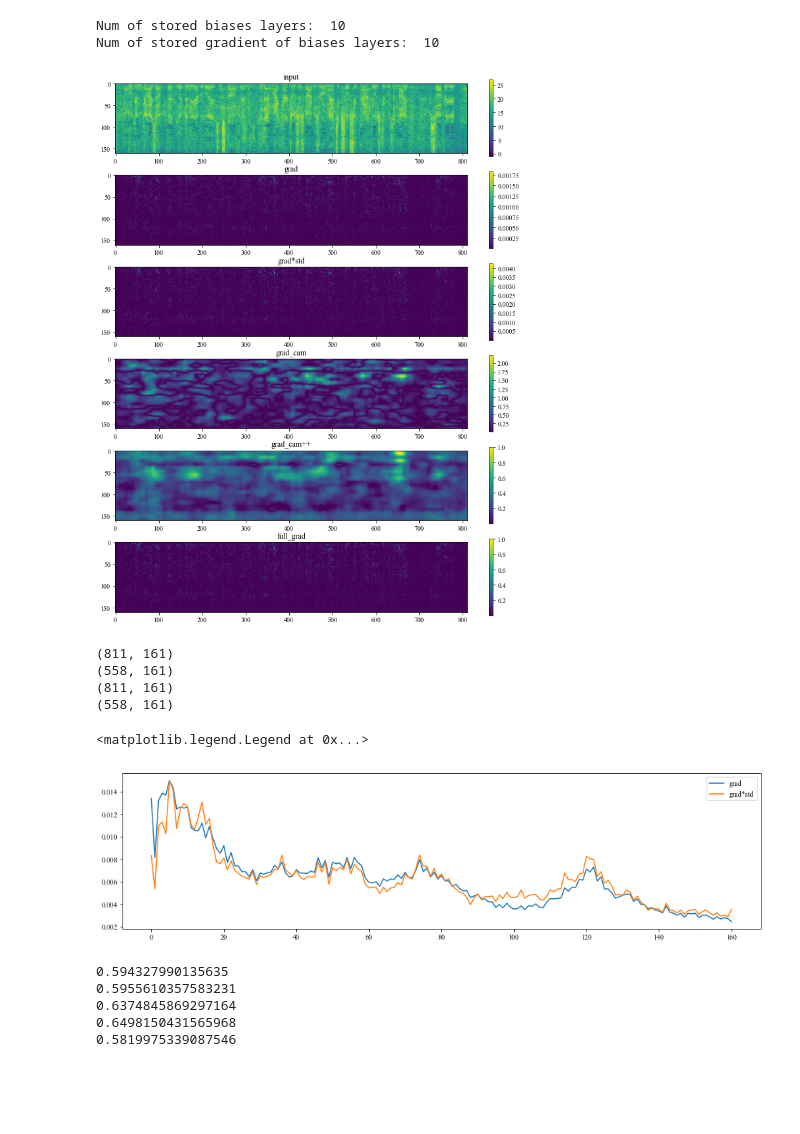
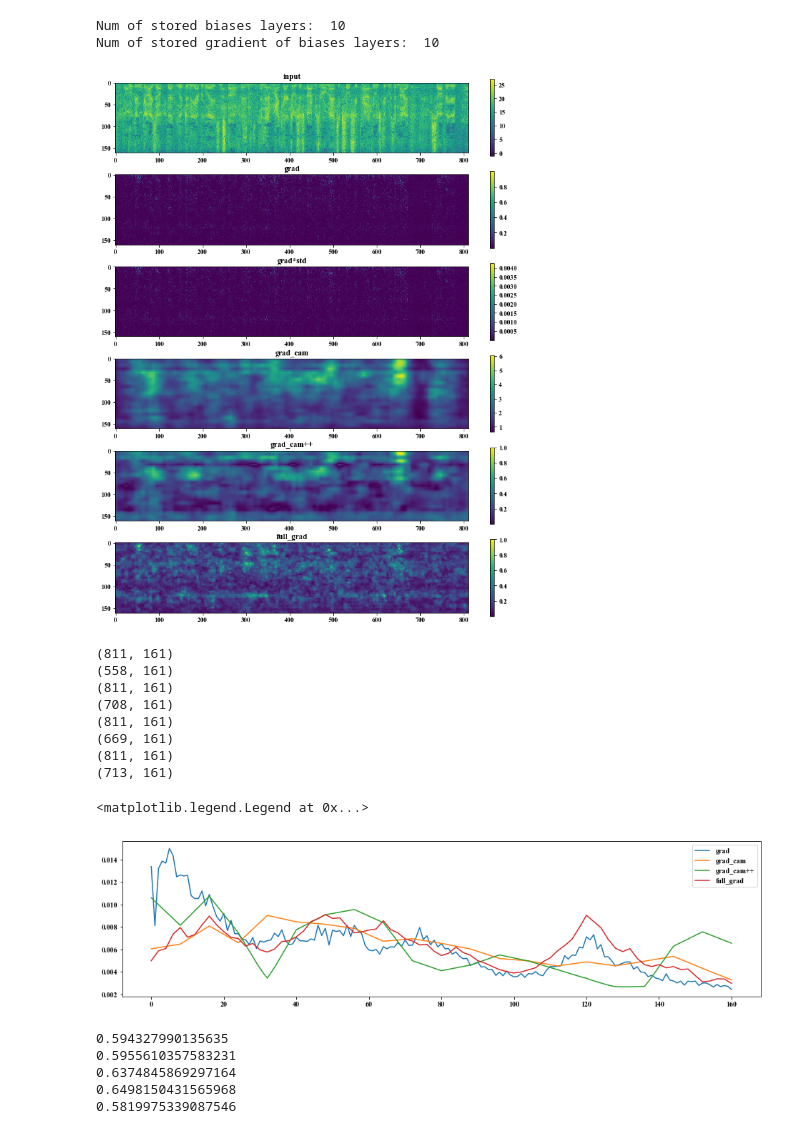
Before and after one commit to Wenhao-Yang/SpeakerVerifiaction-pytorch, a Jupyter notebook: Misc/hook_conv_lores.ipynb, the cells around one changed output. Saved outputs shown, nothing was run; the diff lists cells and outputs as text; code cells hidden in the pictures; blank space fills up the shorter version.

```diff
--- a/Misc/hook_conv_lores.ipynb
+++ b/Misc/hook_conv_lores.ipynb
@@ -135,8 +135,7 @@ x = torch.tensor(x1).reshape(1,1,-1,161).requires_grad_()
 print("input shape: ", x.shape)
 
 plt.figure(figsize=(12, 5))
-
-im = plt.imshow(x1.transpose())
+im = plt.imshow(x1.transpose()[:,:320])
 plt.xticks([])
 plt.yticks([])
 # plt.colorbar(im)  # 显示颜色标尺
@@ -205,7 +183,7 @@ weight = last_grad.mean(dim=(2, 3), keepdim=True)
 weight /= weight.sum()
 feat = last_feat# .copy()
 
-T = (feat * weight).sum(dim=1, keepdim=True)# .clamp_min(0)
+T = (feat * weight).clamp_min(0).sum(dim=1, keepdim=True)# .clamp_min(0)
 grad_cam += ups(T).abs()
 
 
@@ -228,7 +206,7 @@ grad_cam_pp = grad_cam_pp.abs()
 grad_cam_pp /= grad_cam_pp.max()
 
 # full grad
-full_grad = input_gradient.clone()
+full_grad = input_gradient.clone().clamp_min(0)
 
 L = len(bias_layers)
 for i,l in enumerate(bias_layers):
@@ -238,17 +216,16 @@ for i,l in enumerate(bias_layers):
     bias = bias.expand_as(out_feature_grads[i])
 
 #     bias_grad = (out_feature_grads[i]*bias).sum(dim=1, keepdim=True)
-    bias_grad = (out_feature_grads[i]*bias).mean(dim=1, keepdim=True)
-#     bias_grad = (out_feature_grads[i]*bias).clamp_min(0).mean(dim=1, keepdim=True)
-#     bias_grad /= bias_grad.max()
+#     bias_grad = (out_feature_grads[i]*bias).mean(dim=1, keepdim=True)
+    bias_grad = (out_feature_grads[i]*bias).mean(dim=1, keepdim=True).clamp_min(0)
+    bias_grad /= bias_grad.max()
     full_grad += ups(bias_grad)
 
 # full_grad -= full_grad.min()
-
-full_grad = full_grad.abs()
+# full_grad = full_grad.abs()
 full_grad /= full_grad.max()
 
-vis_grad = [x, ingrad, ingrad*x_stdf, grad_cam, grad_cam_pp, full_grad]
+vis_grad = [x, ingrad/ingrad.max(), ingrad*x_stdf, grad_cam, grad_cam_pp, full_grad]
 # %% [output]
 Num of stored biases layers:  10
 Num of stored gradient of biases layers:  10
@@ -262,39 +239,45 @@ for i in range(len(vis_grad)):
     im = ax.imshow(vis_grad[i].squeeze().detach().numpy().transpose()) #, norm=norm)
     plt.colorbar(im)  # 显示颜色标尺
 # %% [output]
-[figure, old version]
+[figure, new version]
 # %%
+
+
 plt.figure(figsize=(16, 4))
 names_np = np.array(names)
-indexs = np.array([1, 2])
+indexs = np.array([1, 3,4,5])
 # for i in [1,2, 3]:
 for i in indexs:
 
     grad_plus = vis_grad[i].squeeze().detach().numpy()# .transpose()
     grad_plus_time = grad_plus.mean(axis=1)
     grad_plus_time_mean = grad_plus_time.mean()*0.8
     print(grad_plus.shape)
 
     freq_grad = grad_plus[np.where(grad_plus_time>grad_plus_time_mean)[0]]
     print(freq_grad.shape)
 
     freq_grad = freq_grad.mean(axis=0)
 
     # .mean(axis=0)
     # print(freq_grad.shape)
     plt.plot(freq_grad/freq_grad.sum())
 
 #     grad_plus_mean = grad_plus.mean(axis=0)
 #     plt.plot(grad_plus_mean/grad_plus_mean.sum())
 
 plt.legend(names_np[indexs])
 # %% [output]
 (811, 161)
 (558, 161)
 (811, 161)
-(558, 161)
+(708, 161)
+(811, 161)
+(669, 161)
+(811, 161)
+(713, 161)
 <matplotlib.legend.Legend at 0x...>
-[figure, old version]
+[figure, new version]
 # %%
 input_norm = vis_grad[0].squeeze().detach().numpy().mean(axis=0)[1:-2]
 input_norm /= input_norm.sum()
```
Also changed, not shown: parts of 2 cells of this notebook.
